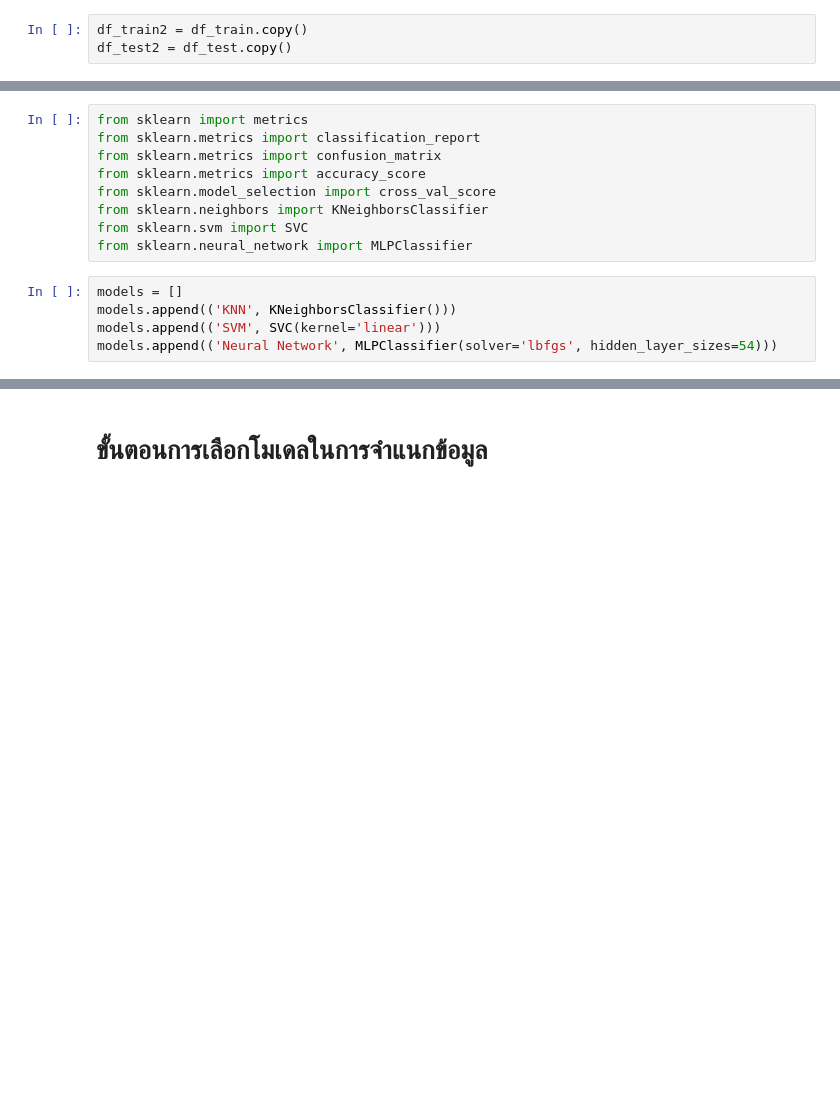
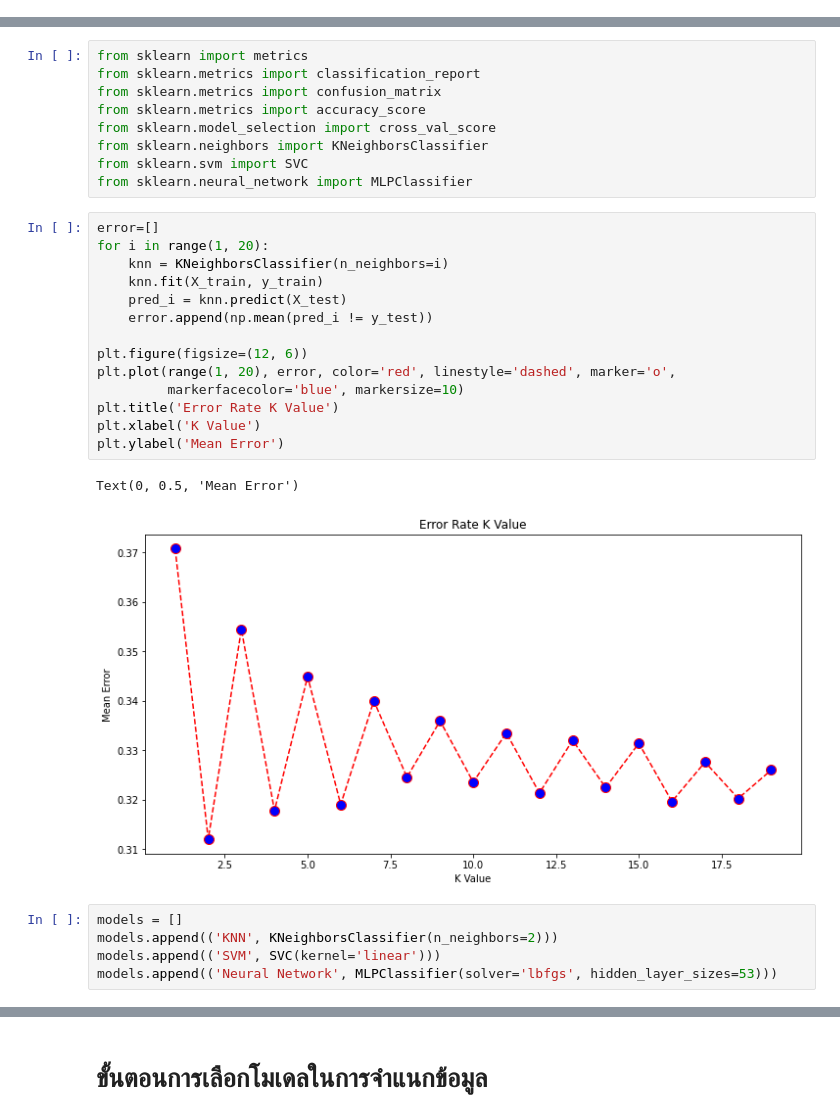
Before and after one commit to thedeenun/CS345_Final-project, a Jupyter notebook: CS345_Income_Classification.ipynb, the cells around one changed output, grey strips where cells are left out. Saved outputs shown, nothing was run; the diff lists cells and outputs as text; blank space fills up the shorter version.

```diff
--- a/CS345_Income_Classification.ipynb
+++ b/CS345_Income_Classification.ipynb
@@ -169,3 +201,0 @@ print(list_columns_onehotendcode)
-# %%
-df_train2 = df_train.copy()
-df_test2 = df_test.copy()
@@ -242,11 +272,28 @@ from sklearn.model_selection import cross_val_score
 from sklearn.neighbors import KNeighborsClassifier
 from sklearn.svm import SVC
 from sklearn.neural_network import MLPClassifier
+# %%
+error=[]
+for i in range(1, 20):
+    knn = KNeighborsClassifier(n_neighbors=i)
+    knn.fit(X_train, y_train)
+    pred_i = knn.predict(X_test)
+    error.append(np.mean(pred_i != y_test))
+
+plt.figure(figsize=(12, 6))
+plt.plot(range(1, 20), error, color='red', linestyle='dashed', marker='o',
+         markerfacecolor='blue', markersize=10)
+plt.title('Error Rate K Value')
+plt.xlabel('K Value')
+plt.ylabel('Mean Error')
+# %% [output]
+Text(0, 0.5, 'Mean Error')
+[figure, added]
 # %%
 models = []
-models.append(('KNN', KNeighborsClassifier()))
+models.append(('KNN', KNeighborsClassifier(n_neighbors=2)))
 models.append(('SVM', SVC(kernel='linear')))
-models.append(('Neural Network', MLPClassifier(solver='lbfgs', hidden_layer_sizes=54)))
+models.append(('Neural Network', MLPClassifier(solver='lbfgs', hidden_layer_sizes=53)))
 # %%
 results = []
 names = []
```
Also changed, not shown: parts of 33 cells of this notebook.
